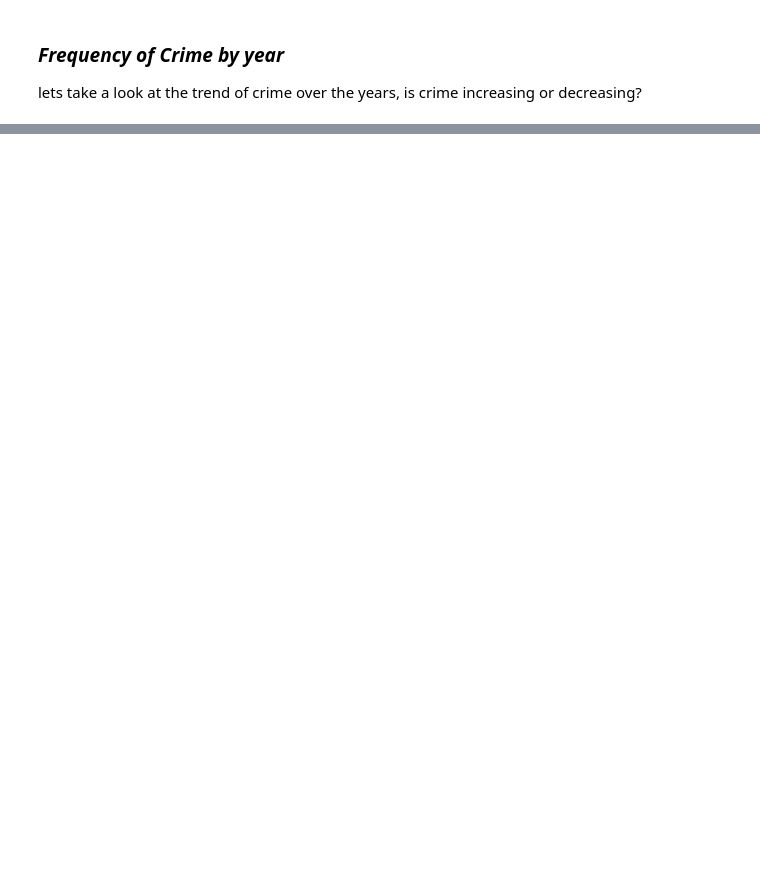
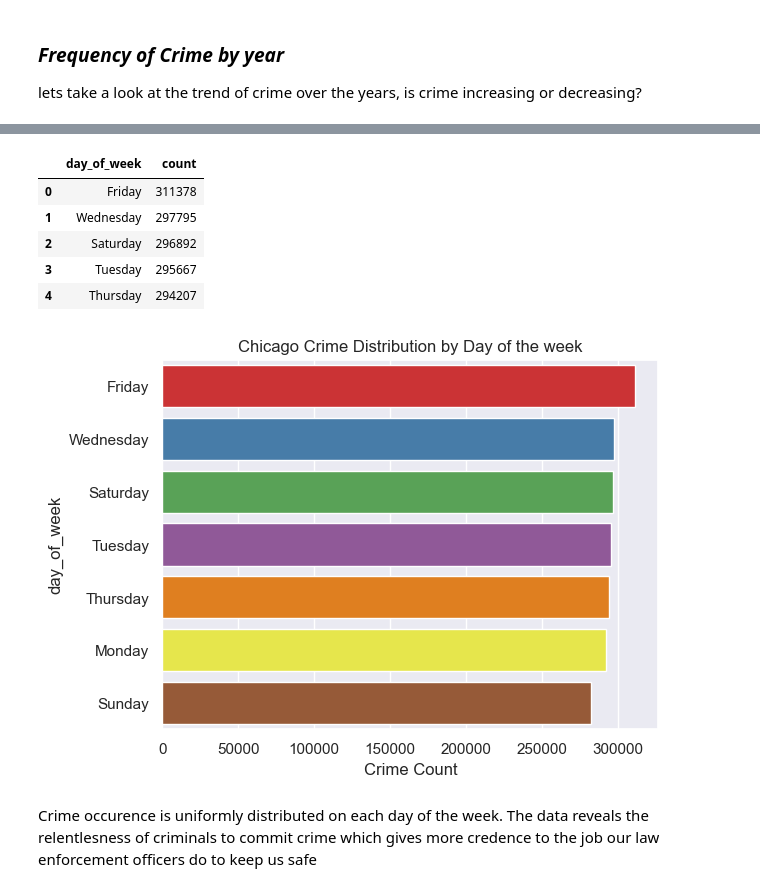
Before and after one commit to SaliuA/Chicago_Crime_EDA, a Jupyter notebook: Chicago_crime_eda.ipynb, the cells around one changed output, grey strips where cells are left out. Drawn from its saved outputs; the diff is of its cells as text; code cells hidden in the pictures; blank space fills up the shorter version.

```diff
--- a/Chicago_crime_eda.ipynb
+++ b/Chicago_crime_eda.ipynb
@@ -499,0 +523,18 @@ The year 2003 has the highest recorded instances of the occurence of crime with
+# %%
+#showing distribution of crime by day of the week
+df_crime_week=df_crime['day_of_week'].value_counts().sort_values(ascending=False).reset_index()
+display(df_crime_week.head(5))
+sns.barplot(df_crime_week,x="count",y="day_of_week",hue="day_of_week",legend=False,palette="Set1").set_xlabel('Crime Count')
+plt.title('Chicago Crime Distribution by Day of the week')
+plt.show()
+printmd(f"Crime occurence is uniformly distributed on each day of the week. The data reveals the relentlesness of criminals\
+         to commit crime which gives more credence to the job our law enforcement officers do to keep us safe")
+# %% [output]
+|  | day_of_week | count |
+| 0 | Friday | 311378 |
+| 1 | Wednesday | 297795 |
+| 2 | Saturday | 296892 |
+| 3 | Tuesday | 295667 |
+| 4 | Thursday | 294207 |
+[figure, added]
+Crime occurence is uniformly distributed on each day of the week. The data reveals the relentlesness of criminals         to commit crime which gives more credence to the job our law enforcement officers do to keep us safe
```
Also changed, not shown: parts of 45 cells of this notebook, 1 other file.
